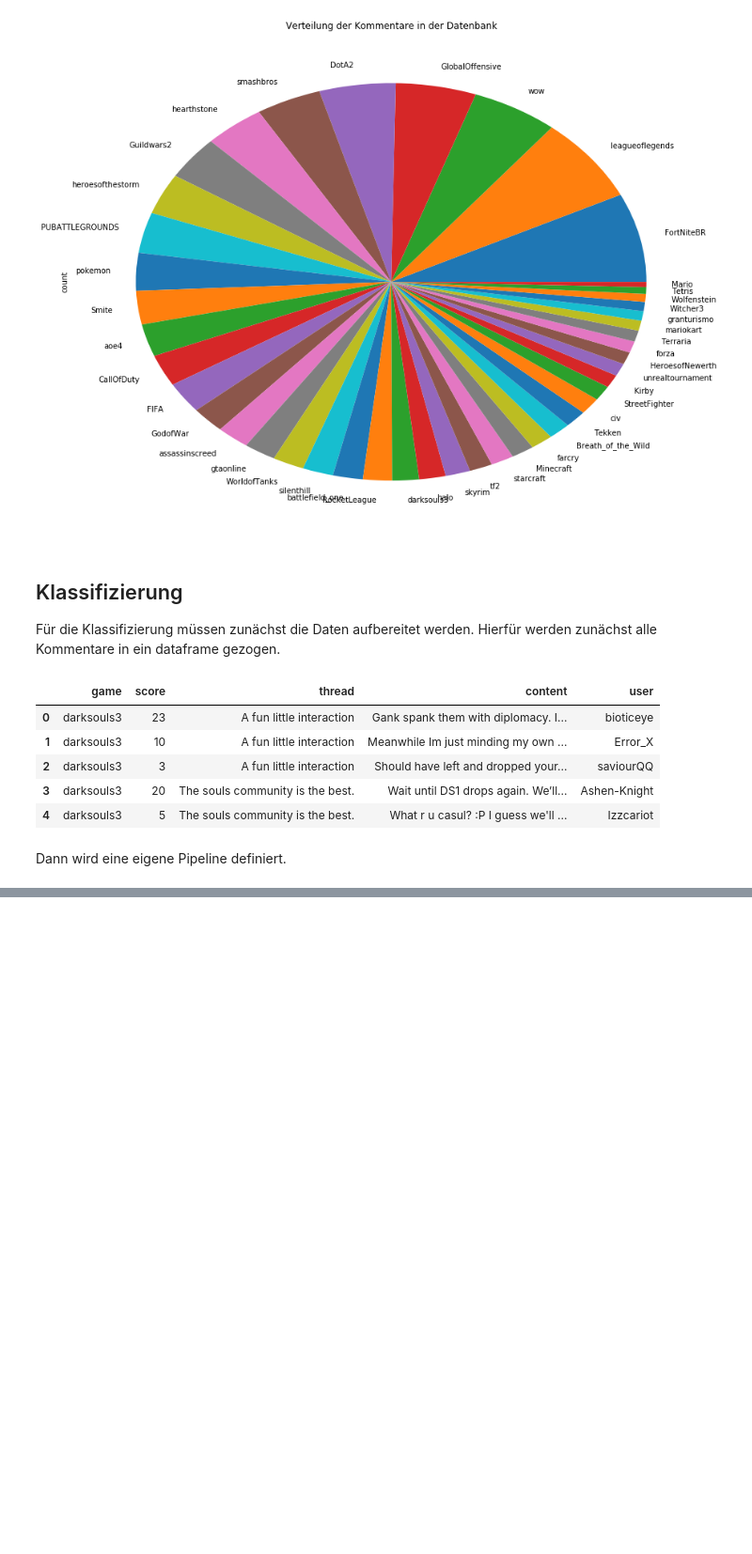
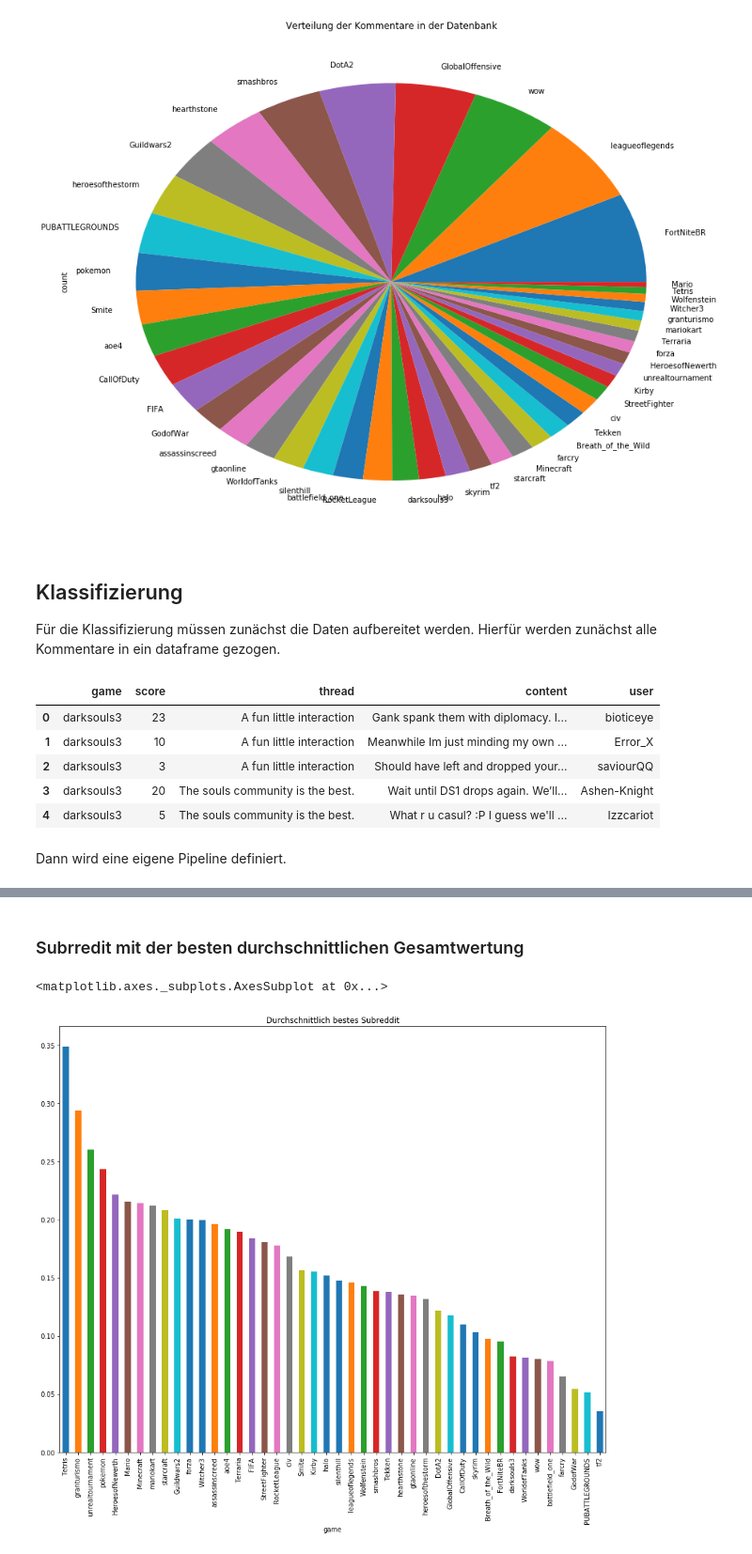
Before and after one commit to TheGarkine/RedditMining, a Jupyter notebook: Mining.ipynb, the cells around one changed output, grey strips where cells are left out. Shown at 94% size. Drawn from its saved outputs; the diff is of its cells as text; code cells hidden in the pictures; blank space fills up the shorter version.

```diff
--- a/Mining.ipynb
+++ b/Mining.ipynb
@@ -633,0 +672,7 @@ Name: processed_content, Length: 85457, dtype: object
+# %% [markdown]
+### Subrredit mit der besten durchschnittlichen Gesamtwertung
+# %%
+sent_mean["comp"].plot(kind="bar", figsize=(15,12), title="Durchschnittlich bestes Subreddit")
+# %% [output]
+<matplotlib.axes._subplots.AxesSubplot at 0x...>
+[figure, added]
```
Also changed, not shown: parts of 23 cells of this notebook, 2 other files.
